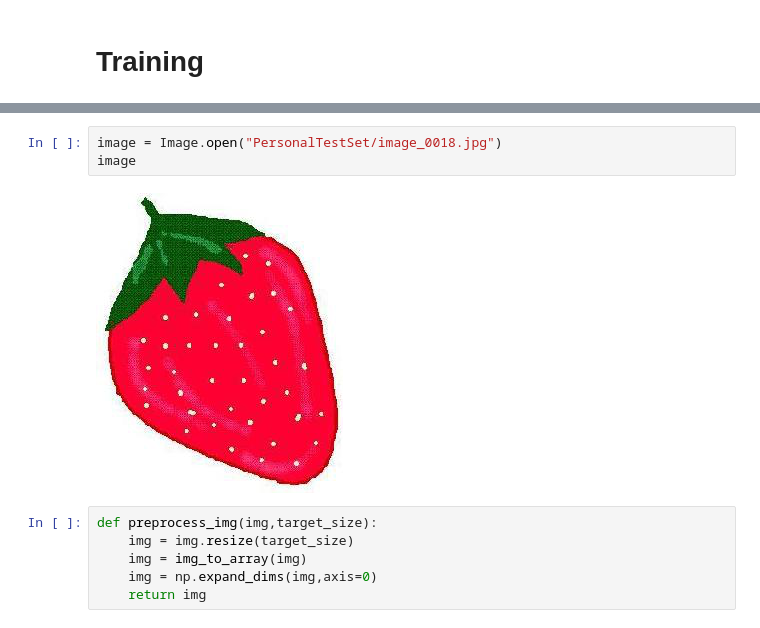
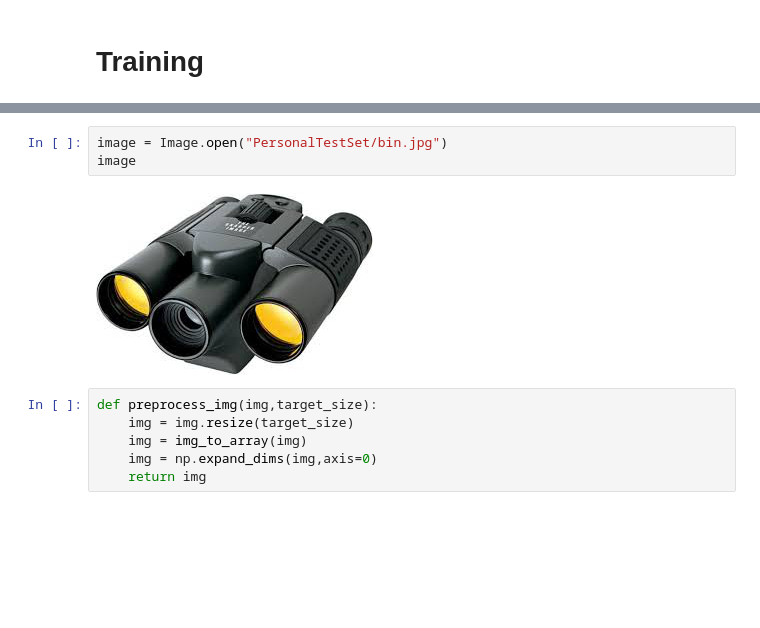
Before and after one commit to lukasy09/KernelDatabase.py, a Jupyter notebook: Objects/src/objects_classification.ipynb, the cells around one changed output, grey strips where cells are left out. Drawn from its saved outputs; the diff is of its cells as text; blank space fills up the shorter version.

```diff
--- a/Objects/src/objects_classification.ipynb
+++ b/Objects/src/objects_classification.ipynb
@@ -144,8 +148,8 @@ valid_set.class_indices
 # %%
-image = Image.open("PersonalTestSet/image_0018.jpg")
+image = Image.open("PersonalTestSet/bin.jpg")
 image
 # %% [output]
-[figure, old version]
+[figure, new version]
 # %%
 def preprocess_img(img,target_size):
     img = img.resize(target_size)
```
Also changed, not shown: parts of 7 cells of this notebook, 7 other files.
